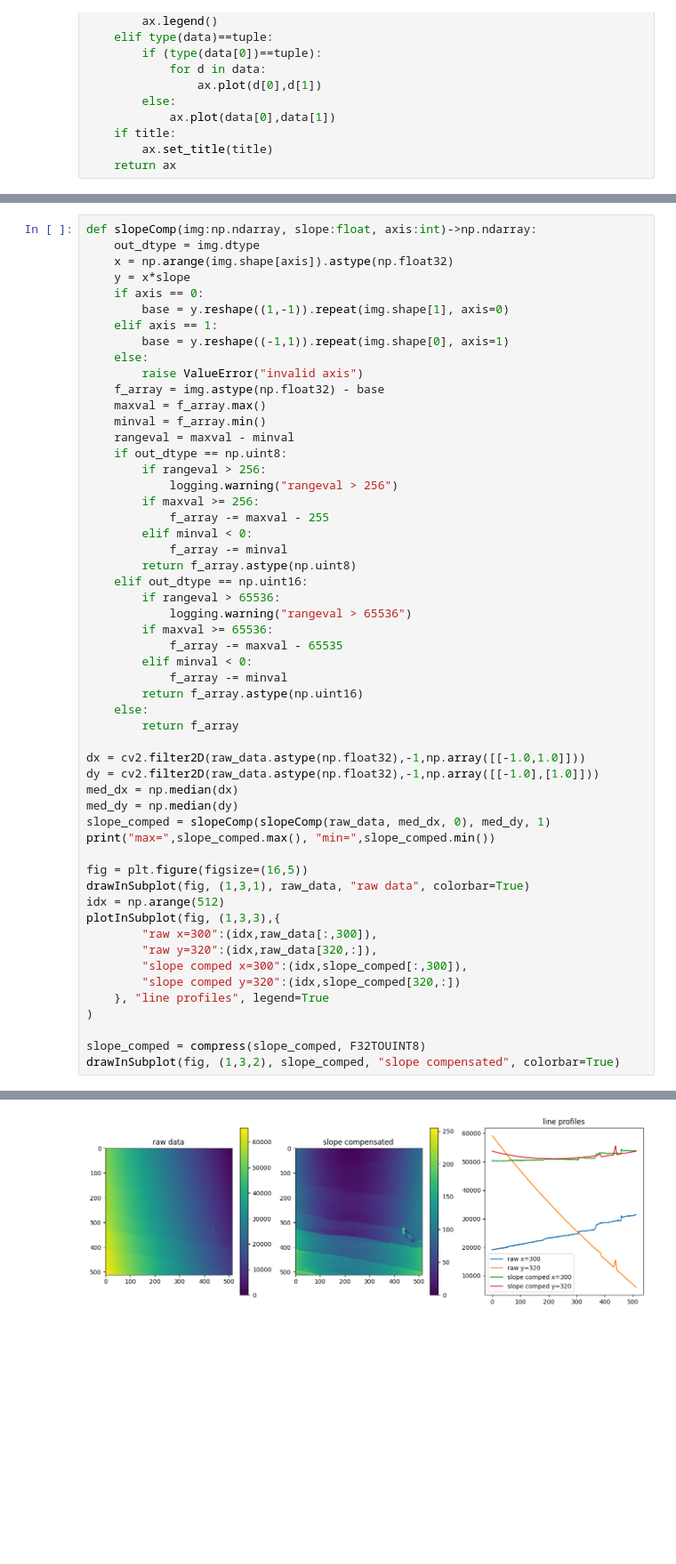
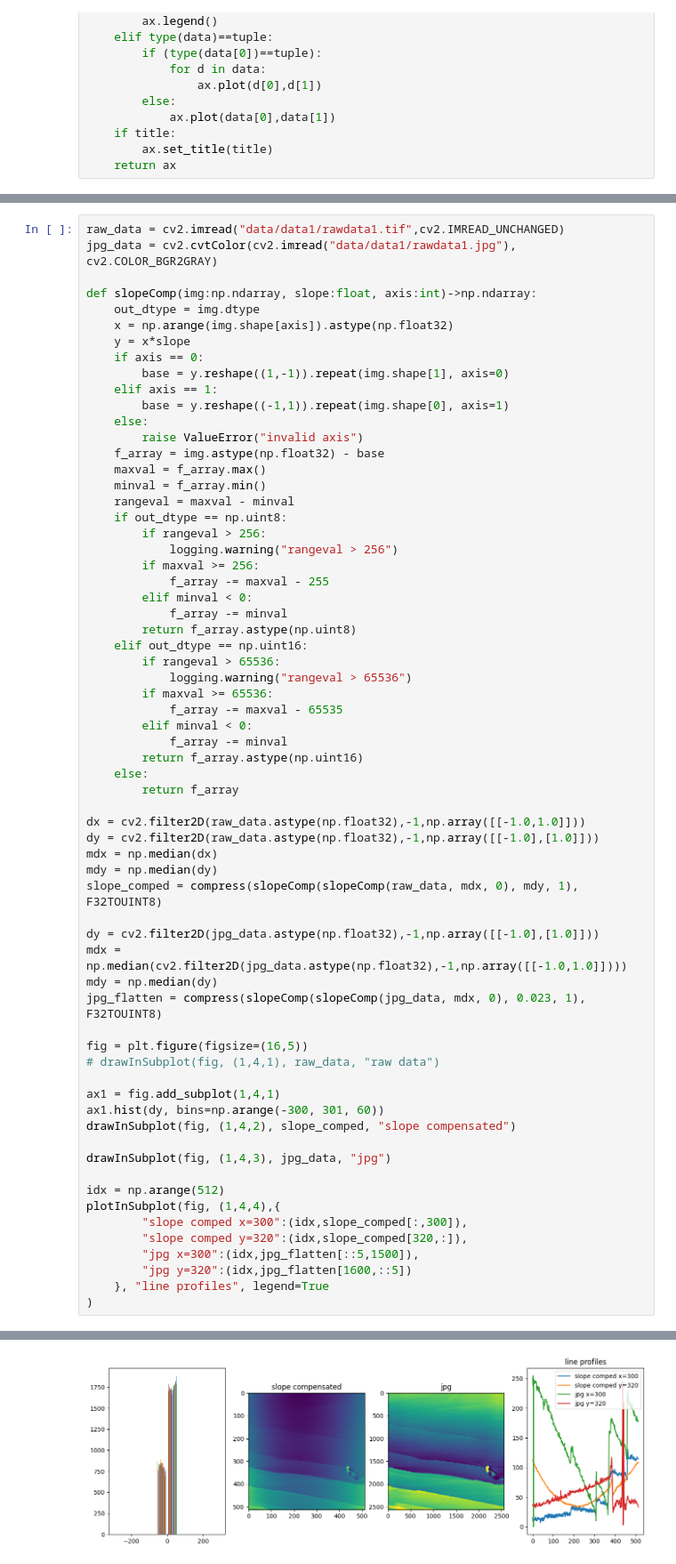
Before and after one commit to jun-oishi/spm_linedetector, a Jupyter notebook: dev.ipynb, the cells around one changed output, grey strips where cells are left out. Shown at 89% size. Cells and saved outputs as stored; diff of their text form; blank space fills up the shorter version.

```diff
--- a/dev.ipynb
+++ b/dev.ipynb
@@ -77,4 +81,7 @@ drawInSubplot(fig, (1,3,3), np.arange(100).reshape(1,-1).repeat(100,axis=0))
 # %%
+raw_data = cv2.imread("data/data1/rawdata1.tif",cv2.IMREAD_UNCHANGED)
+jpg_data = cv2.cvtColor(cv2.imread("data/data1/rawdata1.jpg"), cv2.COLOR_BGR2GRAY)
+
 def slopeComp(img:np.ndarray, slope:float, axis:int)->np.ndarray:
     out_dtype = img.dtype
     x = np.arange(img.shape[axis]).astype(np.float32)
@@ -110,22 +117,30 @@ def slopeComp(img:np.ndarray, slope:float, axis:int)->np.ndarray:
 
 dx = cv2.filter2D(raw_data.astype(np.float32),-1,np.array([[-1.0,1.0]]))
 dy = cv2.filter2D(raw_data.astype(np.float32),-1,np.array([[-1.0],[1.0]]))
-med_dx = np.median(dx)
-med_dy = np.median(dy)
-slope_comped = slopeComp(slopeComp(raw_data, med_dx, 0), med_dy, 1)
-print("max=",slope_comped.max(), "min=",slope_comped.min())
+mdx = np.median(dx)
+mdy = np.median(dy)
+slope_comped = compress(slopeComp(slopeComp(raw_data, mdx, 0), mdy, 1), F32TOUINT8)
+
+dy = cv2.filter2D(jpg_data.astype(np.float32),-1,np.array([[-1.0],[1.0]]))
+mdx = np.median(cv2.filter2D(jpg_data.astype(np.float32),-1,np.array([[-1.0,1.0]])))
+mdy = np.median(dy)
+jpg_flatten = compress(slopeComp(slopeComp(jpg_data, mdx, 0), 0.023, 1), F32TOUINT8)
 
 fig = plt.figure(figsize=(16,5))
-drawInSubplot(fig, (1,3,1), raw_data, "raw data", colorbar=True)
+# drawInSubplot(fig, (1,4,1), raw_data, "raw data")
+
+ax1 = fig.add_subplot(1,4,1)
+ax1.hist(dy, bins=np.arange(-300, 301, 60))
+drawInSubplot(fig, (1,4,2), slope_comped, "slope compensated")
+
+drawInSubplot(fig, (1,4,3), jpg_data, "jpg")
+
 idx = np.arange(512)
-plotInSubplot(fig, (1,3,3),{
-        "raw x=300":(idx,raw_data[:,300]),
-        "raw y=320":(idx,raw_data[320,:]),
+plotInSubplot(fig, (1,4,4),{
         "slope comped x=300":(idx,slope_comped[:,300]),
-        "slope comped y=320":(idx,slope_comped[320,:])
+        "slope comped y=320":(idx,slope_comped[320,:]),
+        "jpg x=300":(idx,jpg_flatten[::5,1500]),
+        "jpg y=320":(idx,jpg_flatten[1600,::5])
     }, "line profiles", legend=True
 )
-
-slope_comped = compress(slope_comped, F32TOUINT8)
-drawInSubplot(fig, (1,3,2), slope_comped, "slope compensated", colorbar=True)
 # %% [output]
@@ -135,4 +149,4 @@ max= 58662 min= 49823
-[figure, old version]
+[figure, new version]
 # %%
 def longPrewitt(img:np.ndarray, size:tuple[int,int], axis:int)->np.ndarray:
     if (axis < 0 or axis > 1):
```
Also changed, not shown: parts of 6 cells of this notebook, 1 other file.
